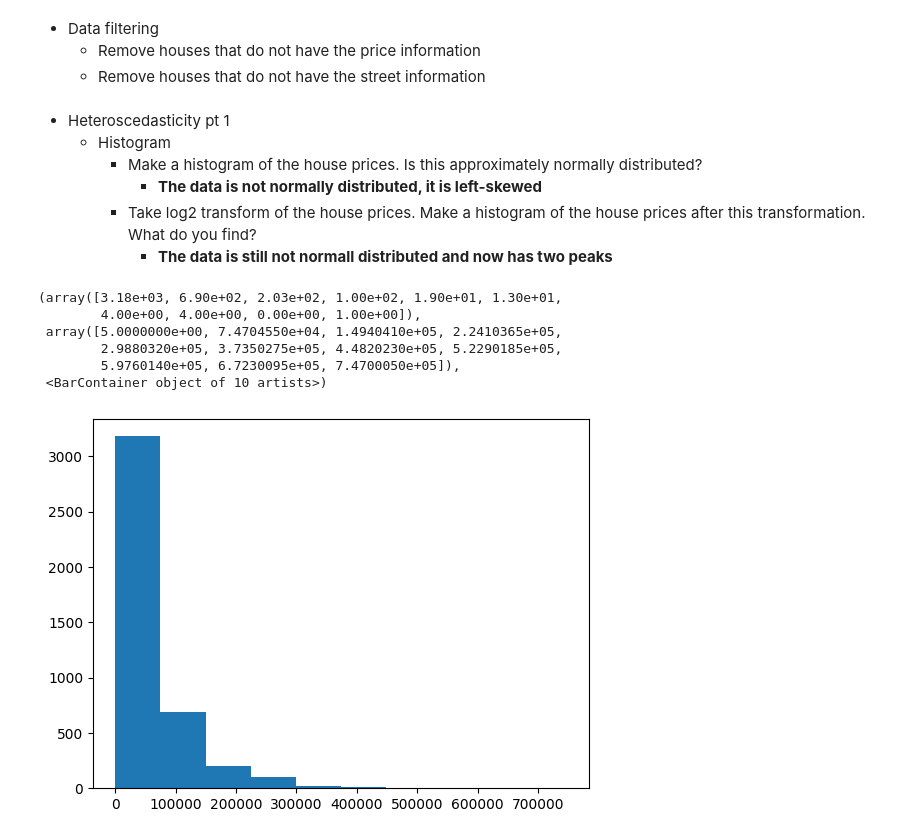
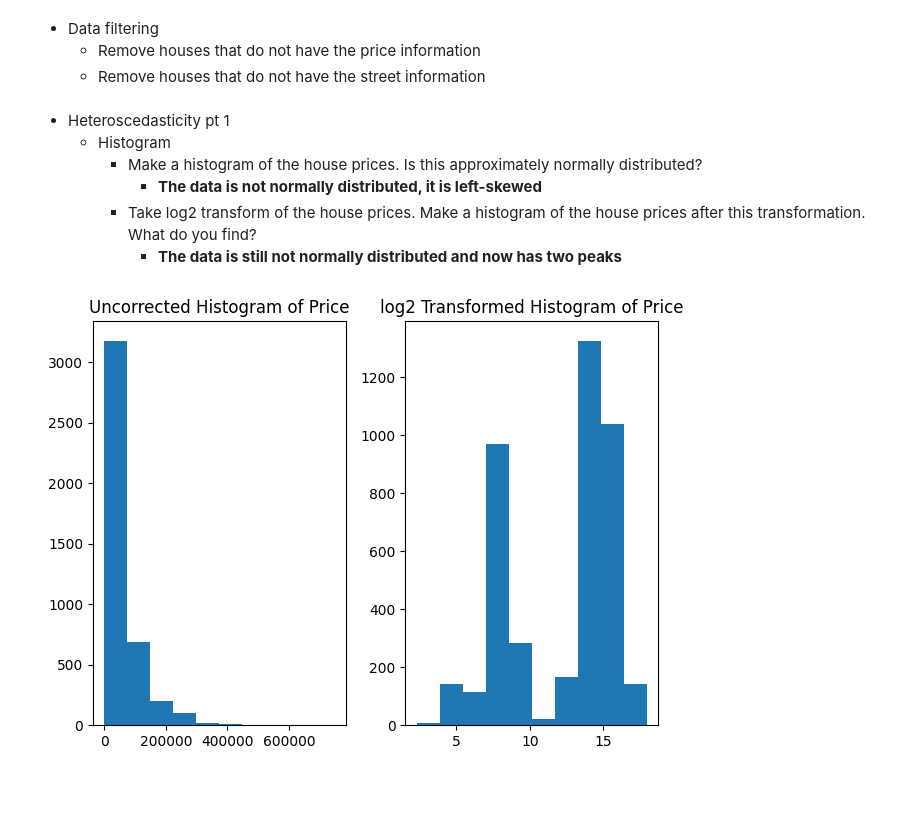
Before and after one commit to Abeoseh/machine-learning, a Jupyter notebook: homework/assignment2/MedianNormalize.ipynb, the cells around one changed output. Saved outputs shown, nothing was run; the diff lists cells and outputs as text; code cells hidden in the pictures; blank space fills up the shorter version.

```diff
--- a/homework/assignment2/MedianNormalize.ipynb
+++ b/homework/assignment2/MedianNormalize.ipynb
@@ -60,16 +60,19 @@ filtered_real_estate = real_estate.dropna(subset = ["price", "street"])
     - Make a histogram of the house prices. Is this approximately normally distributed?
         - **The data is not normally distributed, it is left-skewed**
     - Take log2 transform of the house prices. Make a histogram of the house prices after this transformation. What do you find?
-        - **The data is still not normall distributed and now has two peaks**
+        - **The data is still not normally distributed and now has two peaks**
 # %%
-## histogram of housing prices
+## Make a histogram of the house prices. Is this approximately normally distributed?
+# Take log2 transform of the house prices. Make a histogram of the house prices after this transformation. What do you find?
 counts, bins = np.histogram(filtered_real_estate["price"])
-plt.hist(bins[:-1], weights=counts)
+fig, (axs1, axs2) = plt.subplots(1,2)
+axs1.hist(bins[:-1], weights=counts)
+axs1.set_title("Uncorrected Histogram of Price")
+
+counts, bins = np.histogram(np.log2(filtered_real_estate["price"]))
+axs2.hist(bins[:-1], weights=counts)
+axs2.set_title("log2 Transformed Histogram of Price")
+
+plt.tight_layout()
 # %% [output]
-(array([3.18e+03, 6.90e+02, 2.03e+02, 1.00e+02, 1.90e+01, 1.30e+01,
-        4.00e+00, 4.00e+00, 0.00e+00, 1.00e+00]),
- array([5.0000000e+00, 7.4704550e+04, 1.4940410e+05, 2.2410365e+05,
-        2.9880320e+05, 3.7350275e+05, 4.4820230e+05, 5.2290185e+05,
-        5.9760140e+05, 6.7230095e+05, 7.4700050e+05]),
- <BarContainer object of 10 artists>)
-[figure, old version]
+[figure, new version]
```
Also changed, not shown: parts of 4 cells of this notebook.
